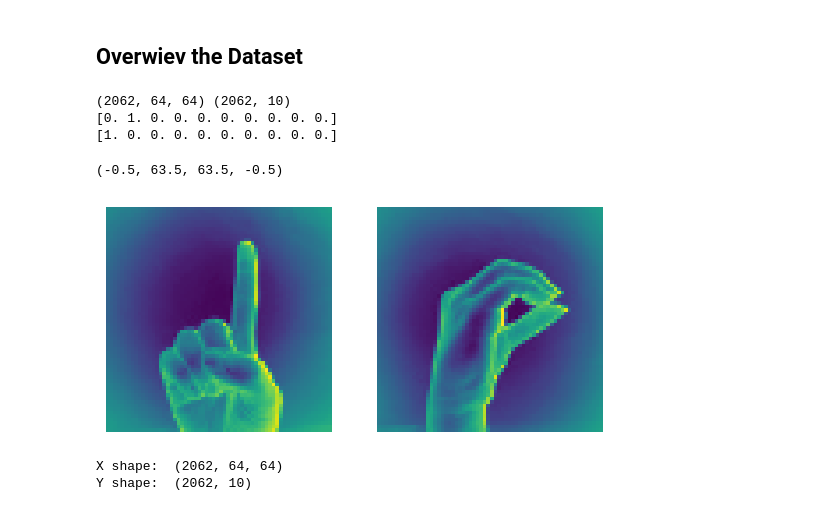
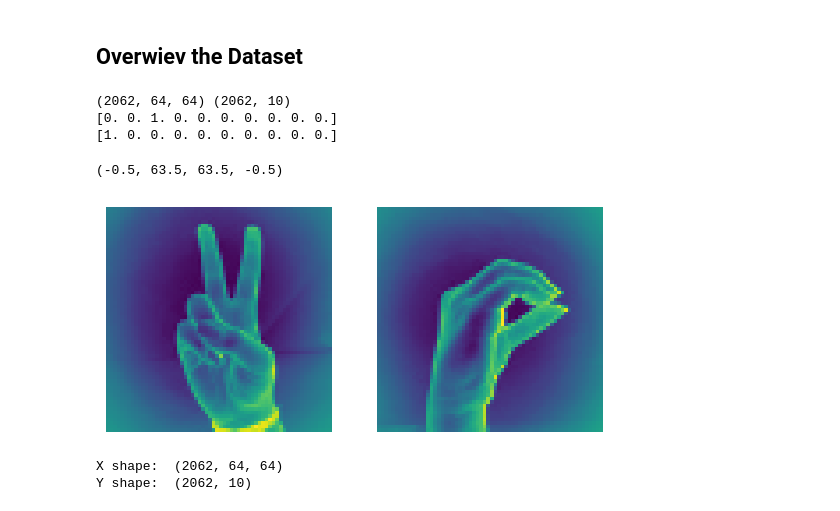
Before and after one commit to imbilalyilmaz/sign_language_cnn, a Jupyter notebook: main.ipynb, the cells around one changed output. Drawn from its saved outputs; the diff is of its cells as text; code cells hidden in the pictures.

```diff
--- a/main.ipynb
+++ b/main.ipynb
@@ -7,24 +7,24 @@ import matplotlib.pyplot as plt
 # %%
 X = np.load('./sign-language-digits-dataset/X.npy')
 y = np.load('./sign-language-digits-dataset/Y.npy')
 print(X.shape, y.shape)
 
 img_size = 64
-print(y[342])
+print(y[564])
 plt.subplot(1,2,1)
-plt.imshow(X[342].reshape(img_size,img_size))
+plt.imshow(X[564].reshape(img_size,img_size))
 plt.axis('off')
 
 print(y[1])
 plt.subplot(1,2,2)
 plt.imshow(X[1].reshape(img_size,img_size))
 plt.axis('off')
 # %% [output]
 (2062, 64, 64) (2062, 10)
-[0. 1. 0. 0. 0. 0. 0. 0. 0. 0.]
+[0. 0. 1. 0. 0. 0. 0. 0. 0. 0.]
 [1. 0. 0. 0. 0. 0. 0. 0. 0. 0.]
 (-0.5, 63.5, 63.5, -0.5)
-[figure, old version]
+[figure, new version]
 # %%
 print("X shape: " , X.shape)
 print("Y shape: " , y.shape)
```
Also changed, not shown: parts of 5 cells of this notebook.
